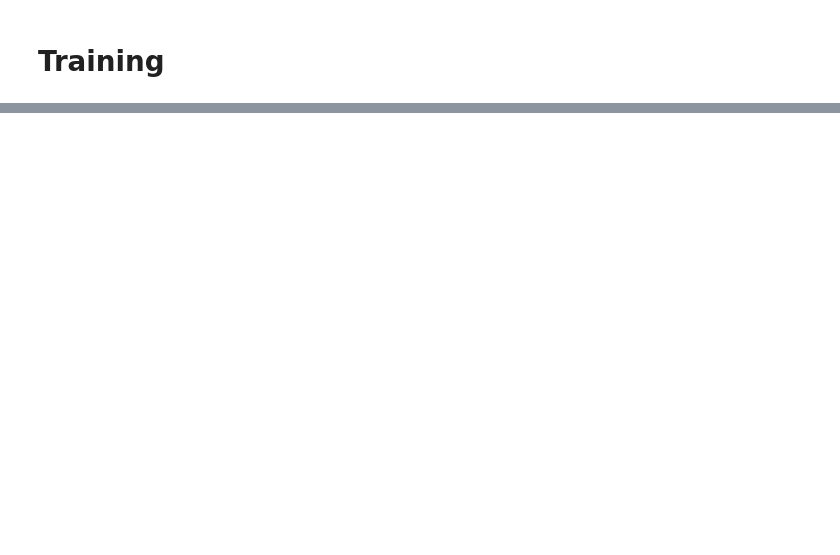
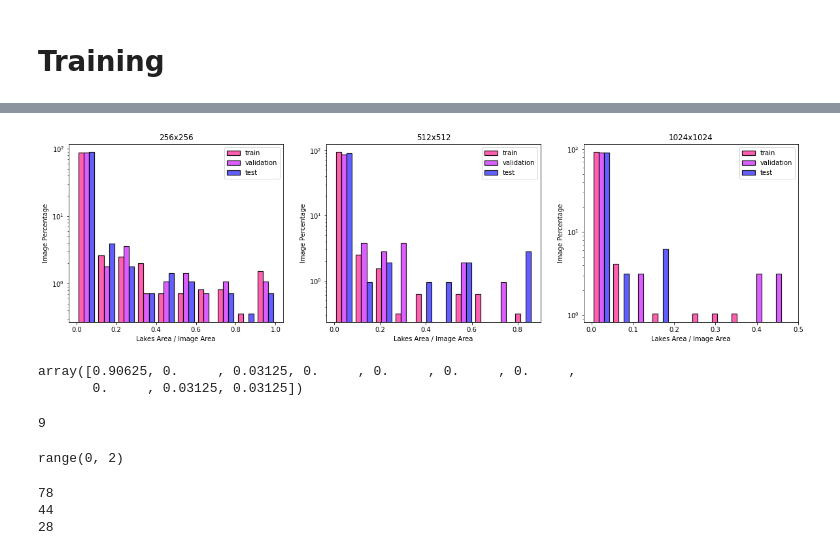
Before and after one commit to Chiffaa/Glacier-lakes-detection-using-multi-resolution-input-channels, a Jupyter notebook: tf_demo.ipynb, the cells around one changed output, grey strips where cells are left out. Cells and saved outputs as stored; diff of their text form; code cells hidden in the pictures; blank space fills up the shorter version.

```diff
--- a/tf_demo.ipynb
+++ b/tf_demo.ipynb
@@ -129,7 +97,6 @@ def build_unet(input_shape):
     model = Model(inputs, outputs, name="UNET")
     return model
 # %%
-input_shape = (256, 256, 3)
+input_shape = (PATCH_SIZE, PATCH_SIZE, 3)
 
 model = build_unet(input_shape)
-model.summary()
@@ -185,0 +331,12 @@ Epoch 1/10
+# %%
+stats_train_256 = stats(train_dataset_256)
+stats_val_256 = stats(val_dataset_256)
+stats_test_256 = stats(test_dataset_256)
+
+stats_train_512 = stats(train_dataset_512)
+stats_val_512 = stats(val_dataset_512)
+stats_test_512 = stats(test_dataset_512)
+
+stats_train_1024 = stats(train_dataset_1024)
+stats_val_1024 = stats(val_dataset_1024)
+stats_test_1024 = stats(test_dataset_1024)
@@ -185,0 +347,53 @@ Epoch 1/10
+# %%
+fig, ax = plt.subplots(1, 3, figsize=(20, 5))
+data = [[stats_train_256[1], stats_val_256[1], stats_test_256[1]],
+        [stats_train_512[1], stats_val_512[1], stats_test_512[1]],
+        [stats_train_1024[1], stats_val_1024[1], stats_test_1024[1]]]
+colors = ['#ff4da6', '#d84dff', '#524dff']
+labels = ['train', 'validation', 'test']
+titles = ['256x256', '512x512', '1024x1024']
+
+for i in range(3):
+    n, bins, patches = ax[i].hist(data[i], color=colors, edgecolor='black', linewidth=1.2, alpha=0.9, weights=[[x * 100 / len(data[i][0]) for x in ([1]*len(data[i][0]))], [x * 100 / len(data[i][1]) for x in ([1]*len(data[i][1]))], [x * 100 / len(data[i][2]) for x in ([1]*len(data[i][2]))]])
+    ax[i].legend(labels)
+    ax[i].set_title(titles[i])
+    ax[i].set_yscale('log')
+
+    ax[i].set_xlabel('Lakes Area / Image Area')
+    ax[i].set_ylabel('Image Percentage')
+
+    # max_lakes = np.max([np.max(np.nonzero(n[1])), np.max(np.nonzero(n[0])), np.max(np.nonzero(n[2]))])
+
+    if i == 0:
+        max_lakes = 9
+        step = 20
+    elif i == 1:
+        max_lakes = 8
+        step = 20
+    else:
+        max_lakes = 4
+        step = 10
+
+    #ax[i].set_yticks([x / 100 for x in [0, 10, 100]])
+    #ax[i].set_yticklabels([f'{x}%' for x in [0, 10, 100]])
+
+    ax[i].set_xticks([x / 100 for x in range(0, (max_lakes + 1) * 10 + 1, step)])
+    #ax[i].set_xticklabels([f'{x*100}%' for x in [x / 100 for x in range(0, (max_lakes + 1) * 10 + 1, step)]])
+
+#plt.gca().yaxis.set_major_formatter(PercentFormatter(1))
+plt.show()
+# %% [output]
+[figure, added]
+# %%
+n[1]
+# %% [output]
+array([0.90625, 0.     , 0.03125, 0.     , 0.     , 0.     , 0.     ,
+       0.     , 0.03125, 0.03125])
+# %%
+np.max([np.max(np.nonzero(n[1])), np.max(np.nonzero(n[0])), np.max(np.nonzero(n[2]))])
+# %% [output]
+9
+# %%
+range(0,2)
+# %% [output]
+range(0, 2)
@@ -185,0 +406,8 @@ Epoch 1/10
+# %%
+print(log256[log256.val_loss == log256.val_loss.min()].epoch.values[0])
+print(log512[log512.val_loss == log512.val_loss.min()].epoch.values[0])
+print(log1024[log1024.val_loss == log1024.val_loss.min()].epoch.values[0])
+# %% [output]
+78
+44
+28
```
Also changed, not shown: parts of 40 cells of this notebook, 3 other files.
